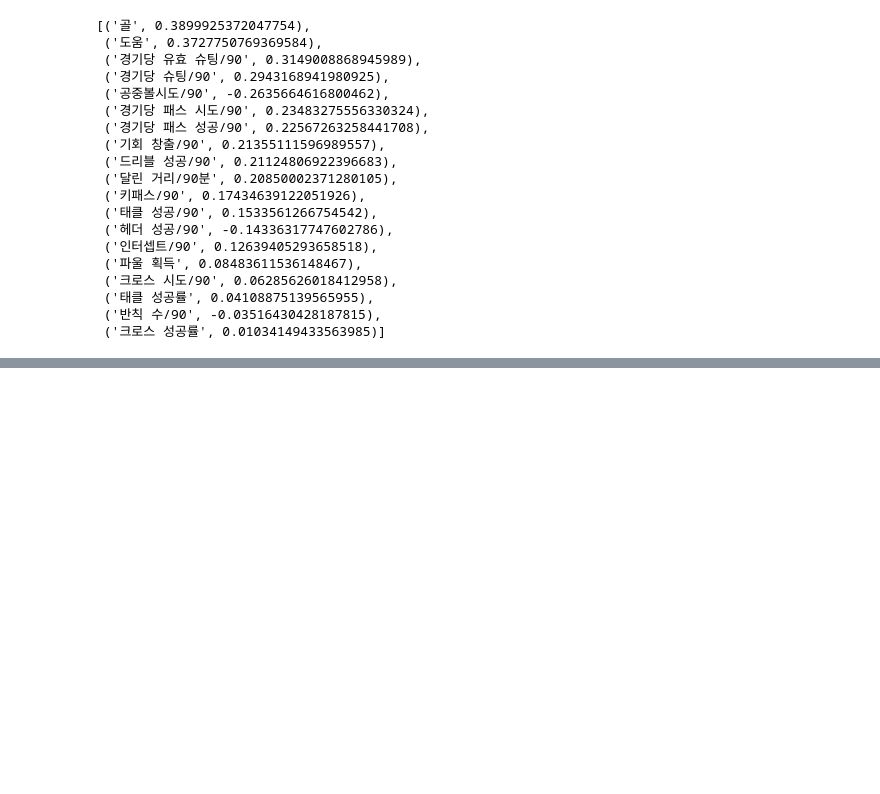
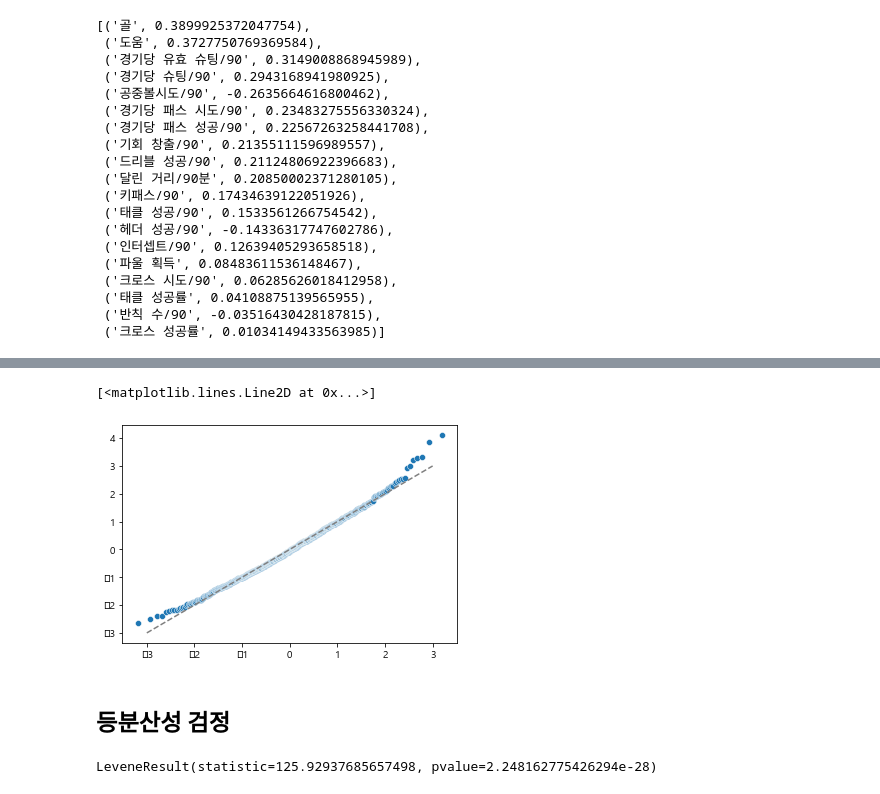
Before and after one commit to YongJaeJung/FM_DA_Project, a Jupyter notebook: 03.표준획득승점 선형회귀-tensorflow-공격수.ipynb, the cells around one changed output, grey strips where cells are left out. Drawn from its saved outputs; the diff is of its cells as text; code cells hidden in the pictures; blank space fills up the shorter version.

```diff
--- a/03.표준획득승점 선형회귀-tensorflow-공격수.ipynb
+++ b/03.표준획득승점 선형회귀-tensorflow-공격수.ipynb
@@ -465,0 +431,14 @@ Epoch 600/600
+# %%
+sr = stats.zscore(residual)
+(x, y), _ = stats.probplot(sr)
+sns.scatterplot(x, y)
+plt.plot([-3, 3], [-3, 3], '--', color='grey')
+# %% [output]
+[<matplotlib.lines.Line2D at 0x...>]
+[figure, added]
+# %% [markdown]
+## 등분산성 검정
+# %%
+stats.levene(norm_forward_df['평균획득승점/경기'],norm_forward_df['predict'])
+# %% [output]
+LeveneResult(statistic=125.92937685657498, pvalue=2.248162775426294e-28)
```
Also changed, not shown: parts of 26 cells of this notebook.
